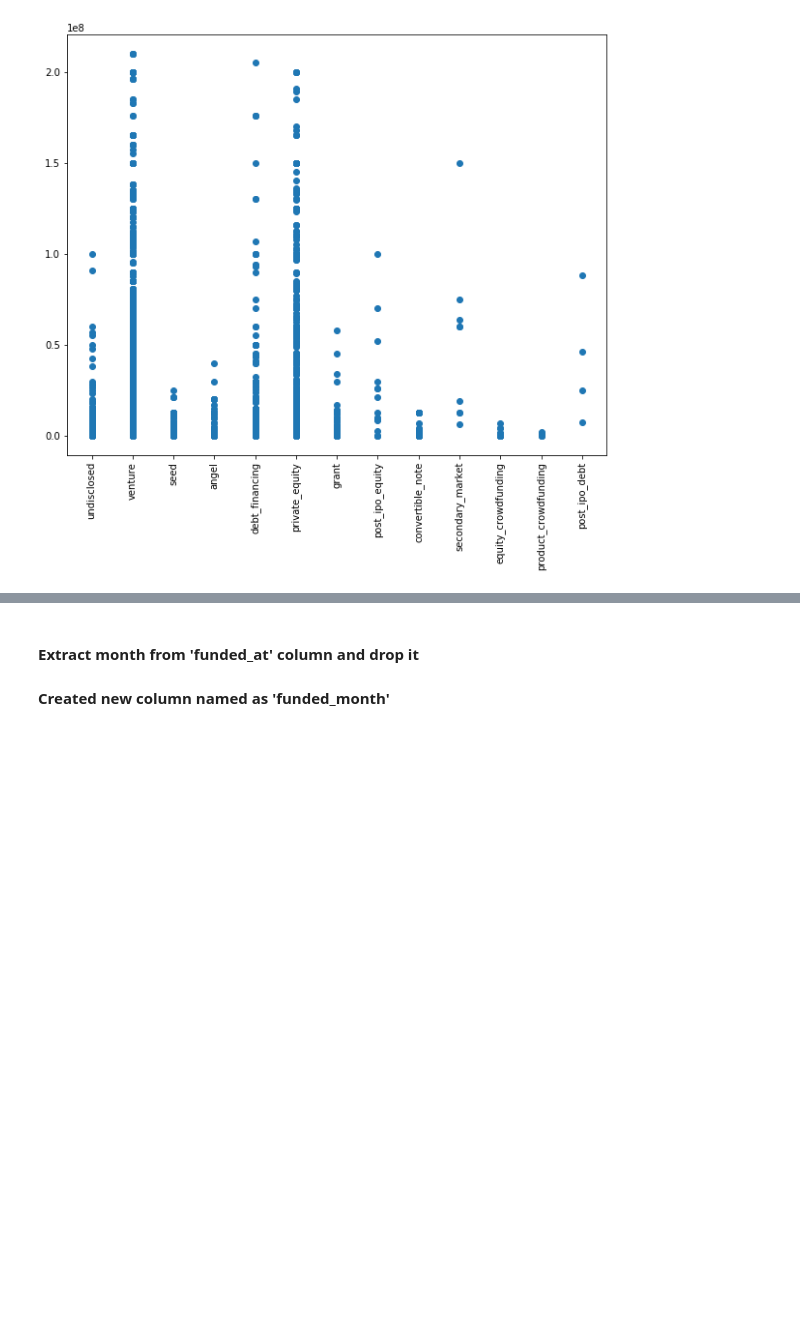
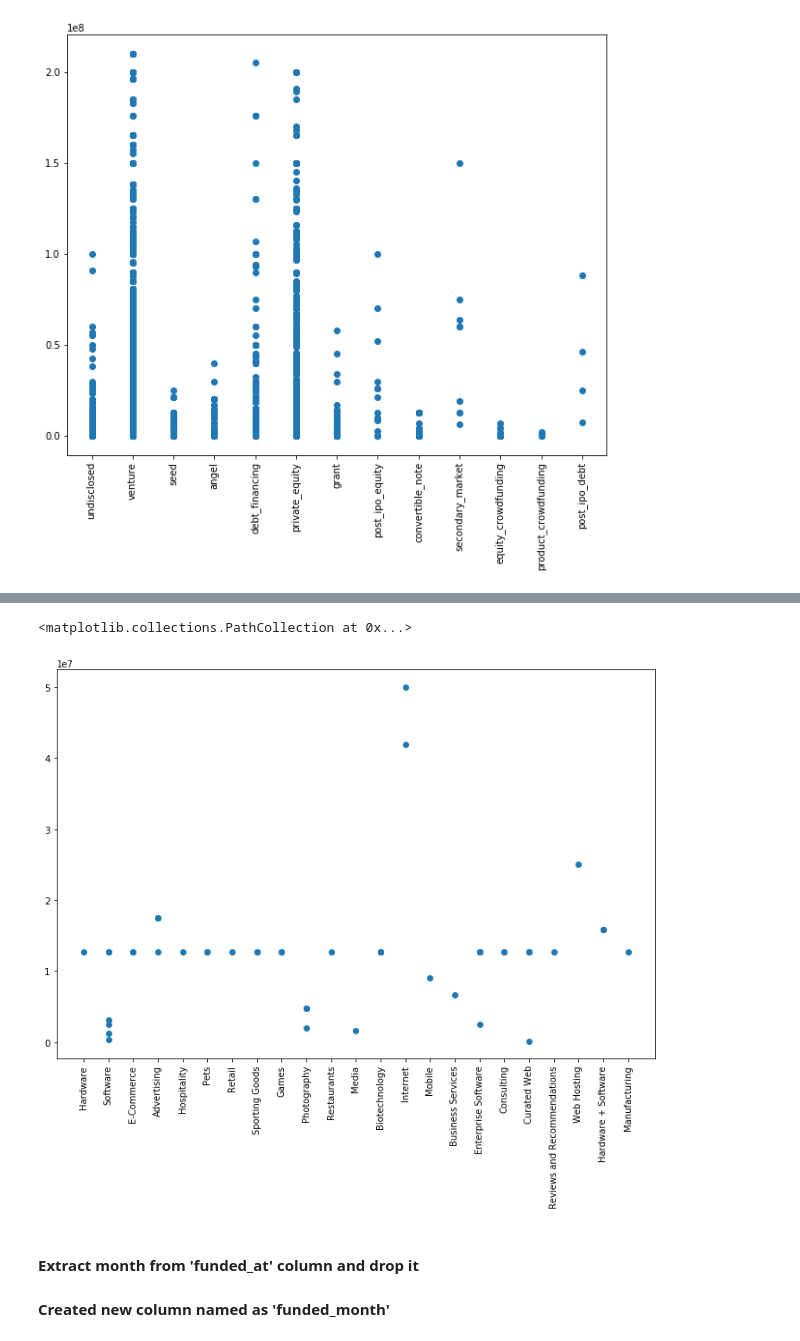
Before and after one commit to warriorgithub/datascience, a Jupyter notebook: projects/capstone/1/StartUpAnalysisModeling.ipynb, the cells around one changed output, grey strips where cells are left out. Cells and saved outputs as stored; diff of their text form; code cells hidden in the pictures; blank space fills up the shorter version.

```diff
--- a/projects/capstone/1/StartUpAnalysisModeling.ipynb
+++ b/projects/capstone/1/StartUpAnalysisModeling.ipynb
@@ -88,3 +99,10 @@ plt.scatter(top100['investor_city'],top100['raised_amount_usd'])
+# %%
+plt.figure(figsize=(12,8))
+plt.xticks(rotation='vertical')
+plt.scatter(filter_funds['company_market'].head(50),filter_funds['raised_amount_usd'].head(50))
+# %% [output]
+<matplotlib.collections.PathCollection at 0x...>
+[figure, added]
 # %% [markdown]
 #### Extract month from 'funded_at' column and drop it
 #### Created new column named as 'funded_month'
```
Also changed, not shown: parts of 42 cells of this notebook.
